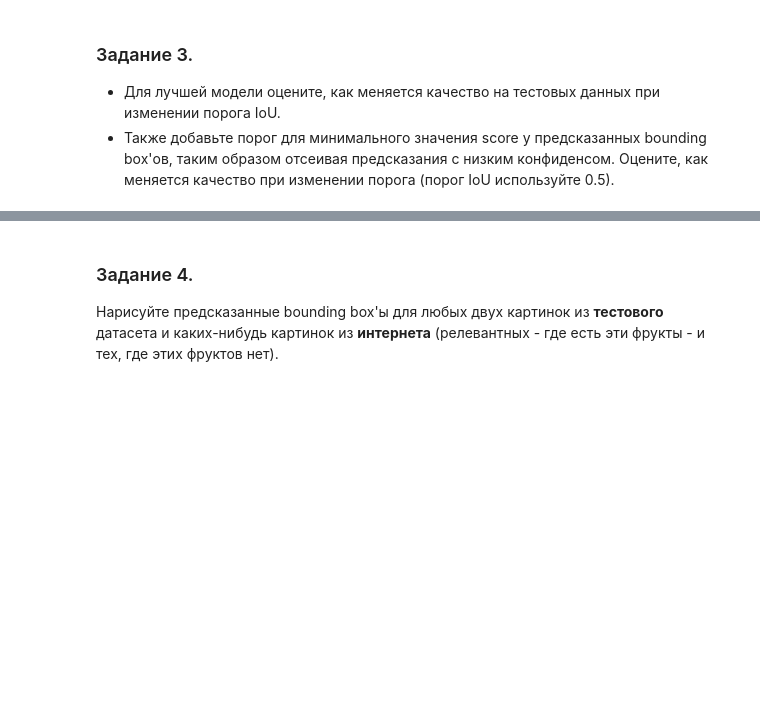
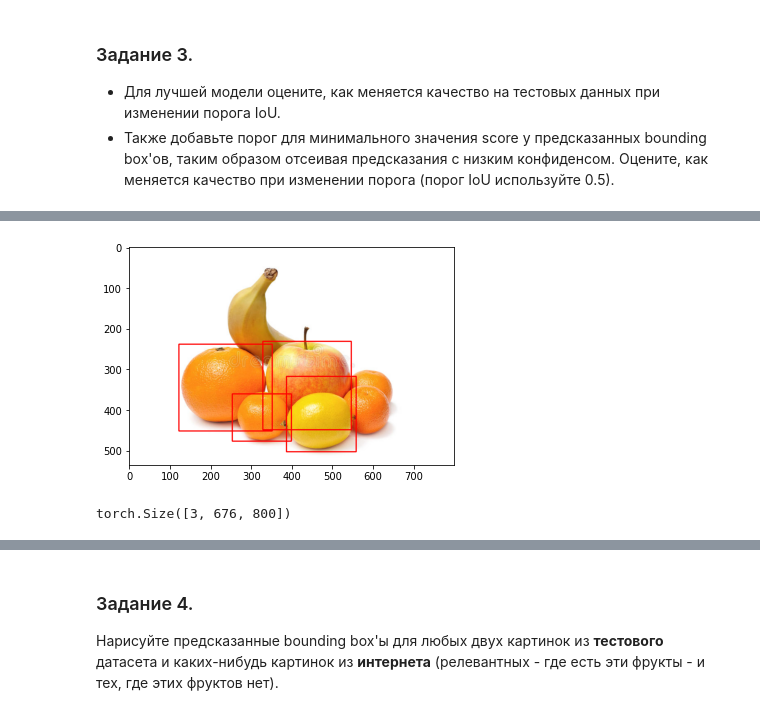
Before and after one commit to SmirnovGrigory/IAD_ml_lab2, a Jupyter notebook: Modern_ML.Lab_2.Object_Detection.ipynb, the cells around one changed output, grey strips where cells are left out. Cells and saved outputs as stored; diff of their text form; code cells hidden in the pictures; blank space fills up the shorter version.

```diff
--- a/Modern_ML.Lab_2.Object_Detection.ipynb
+++ b/Modern_ML.Lab_2.Object_Detection.ipynb
@@ -474,0 +492,8 @@ draw_bboxes(fd[23][0].reshape([1,3,535,800]),pred)
+# %%
+draw_bboxes(fd[23][0].reshape([1,3,535,800]),pred, confidence=0.95)
+# %% [output]
+[figure, added]
+# %%
+fd[17][0].shape
+# %% [output]
+torch.Size([3, 676, 800])
```
Also changed, not shown: parts of 62 cells of this notebook.
